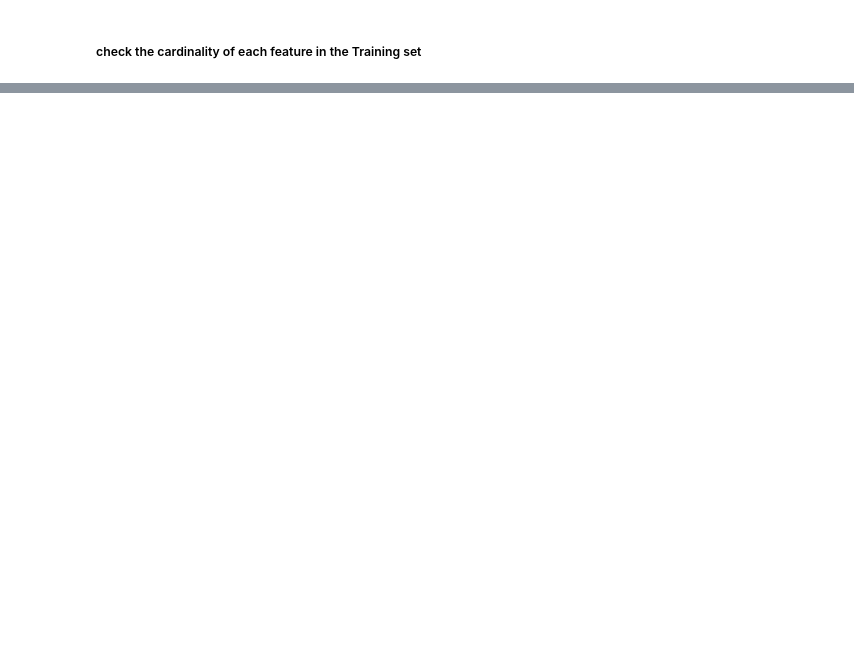
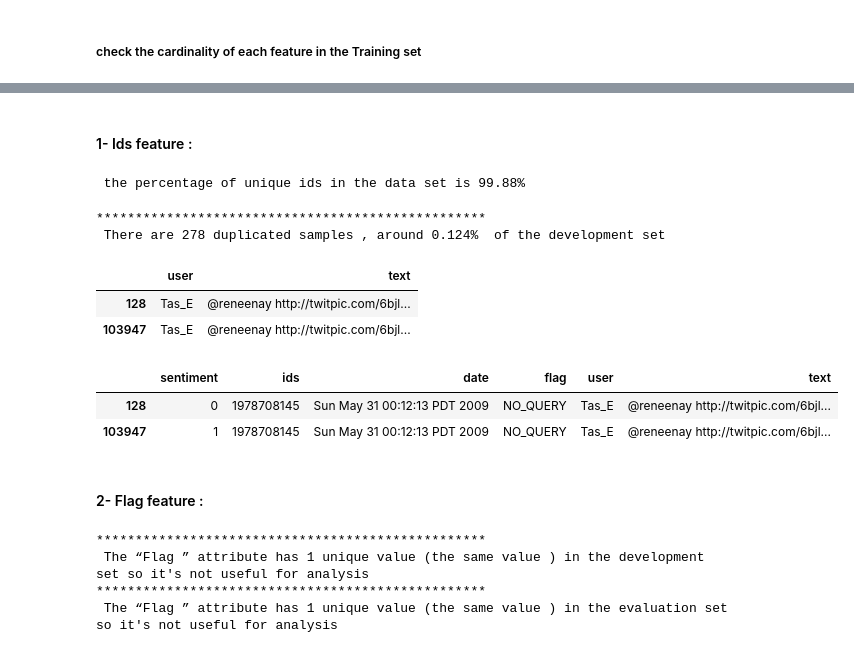
Before and after one commit to Mustafa-omer-mohammed/Tweets-Sentiment-Analysis-Binary-Classification-Problem, a Jupyter notebook: Data Exploration.ipynb, the cells around one changed output, grey strips where cells are left out. Saved outputs shown, nothing was run; the diff lists cells and outputs as text; code cells hidden in the pictures; blank space fills up the shorter version.

Commit message:
Ids and Flag features analysis

```diff
--- a/Data Exploration.ipynb
+++ b/Data Exploration.ipynb
@@ -105,0 +141,45 @@ plt.savefig("Cardinality of Features.png", dpi=300,  bbox_inches='tight') # use
+# %% [markdown]
+#### 1- Ids feature :
+# %%
+# the percentage of unique ids in the data set is
+print(f" the percentage of unique ids in the data set is {100*dev_df.ids.nunique() / len(dev_df):.2f}%")
+# %% [output]
+ the percentage of unique ids in the data set is 99.88%
+# %%
+# from the previous analysis we indicate that there are some duplicated reviews and we should investigate more
+# check for duplications in the data set we should make sure that the duplication is in all the features
+duplication_count = dev_df.drop(['sentiment'] , axis=1).duplicated().sum()
+duplication_perc = 100* dev_df.drop(['sentiment'] , axis=1).duplicated().sum() /len (dev_df)
+print("*" * 50 ,"\n" ,f"There are {duplication_count} duplicated samples , around {duplication_perc :0.3f}%  of the development set")
+mask = dev_df.drop(['sentiment'] , axis=1).duplicated(keep=False)
+# %% [output]
+**************************************************
+ There are 278 duplicated samples , around 0.124%  of the development set
+# %%
+# example of 2 reviews with the same text
+pd.set_option("max_colwidth", None)
+df_dup = dev_df[mask]
+df_dup.loc[df_dup.ids == 1978708145 , ["user" , "text"]]
+# %% [output]
+|  | user | text |
+| 128 | Tas_E | @reneenay http://twitpic.com/6bjl... |
+| 103947 | Tas_E | @reneenay http://twitpic.com/6bjl... |
+# %%
+# example of 2 reviews with the exact  same values of features
+pd.set_option("max_colwidth", None)
+df_dup = dev_df[mask]
+df_dup[df_dup.ids == 1978708145]
+# %% [output]
+|  | sentiment | ids | date | flag | user | text |
+| 128 | 0 | 1978708145 | Sun May 31 00:12:13 PDT 2009 | NO_QUERY | Tas_E | @reneenay http://twitpic.com/6bjl... |
+| 103947 | 1 | 1978708145 | Sun May 31 00:12:13 PDT 2009 | NO_QUERY | Tas_E | @reneenay http://twitpic.com/6bjl... |
+# %% [markdown]
+#### 2- Flag feature :
+# %%
+print("*" * 50 ,"\n" ,f"The “Flag ” attribute has {dev_df.flag.nunique()} unique value (the same value ) in the development set so it's not useful for analysis")
+print("*" * 50 ,"\n" ,f"The “Flag ” attribute has {eval_df.flag.nunique()} unique value (the same value ) in the evaluation set so it's not useful for analysis")
+# %% [output]
+**************************************************
+ The “Flag ” attribute has 1 unique value (the same value ) in the development set so it's not useful for analysis
+**************************************************
+ The “Flag ” attribute has 1 unique value (the same value ) in the evaluation set so it's not useful for analysis
```
Also changed, not shown: parts of 6 cells of this notebook.
